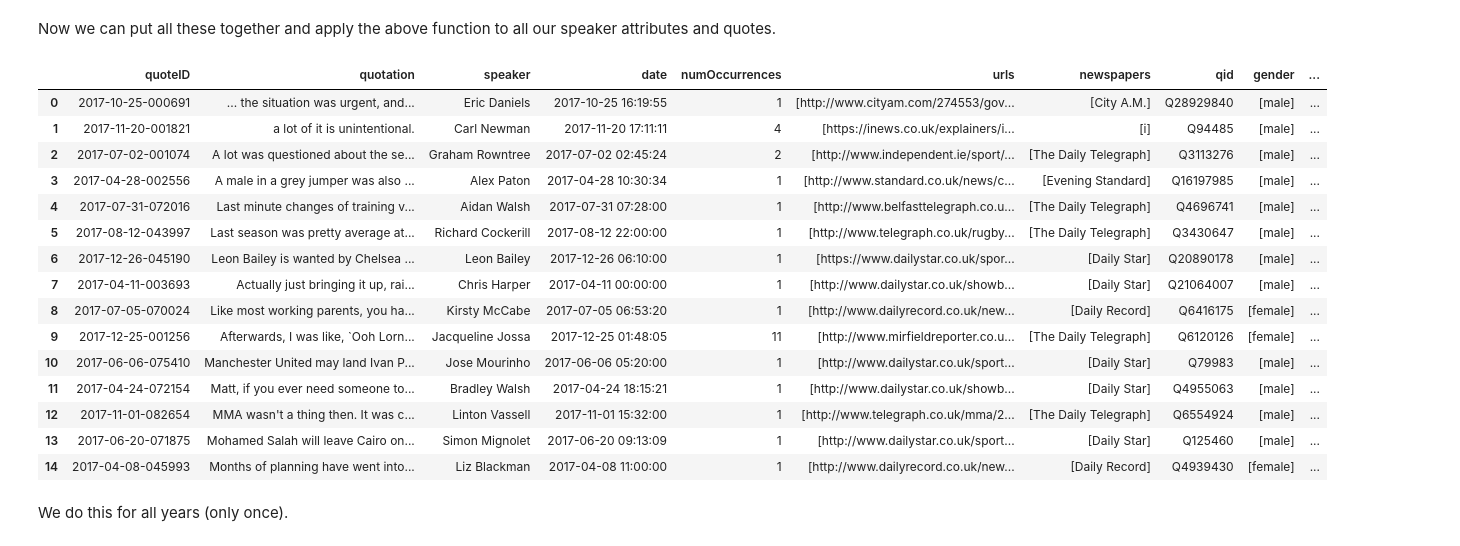
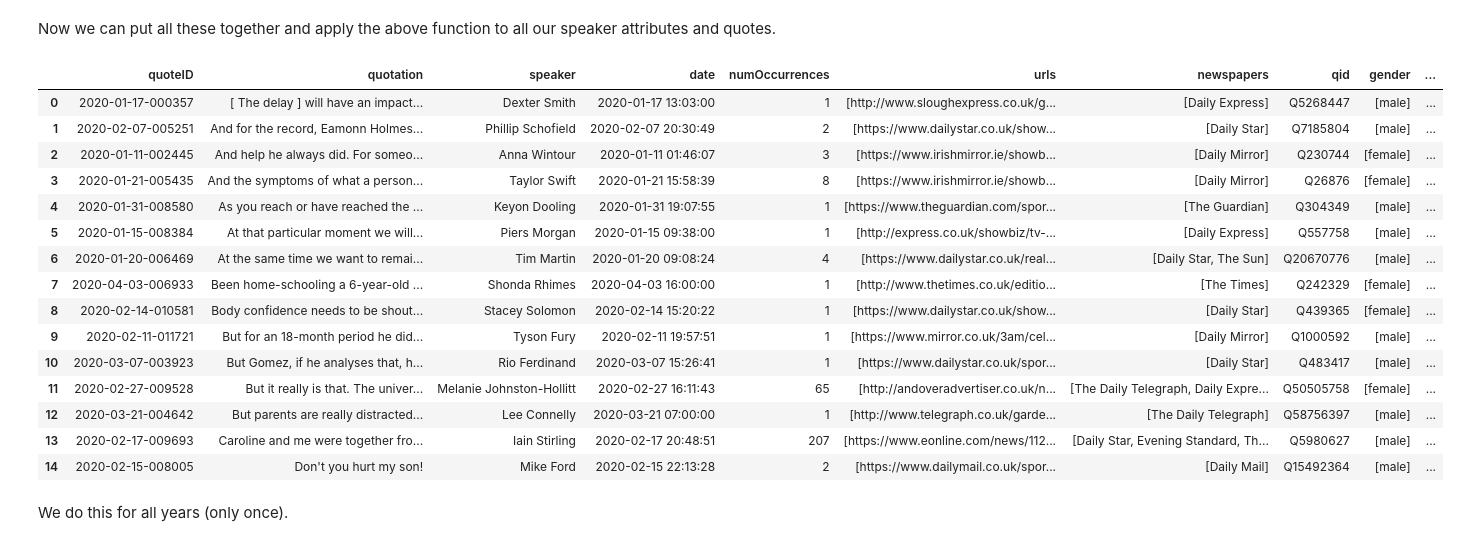
Before and after one commit to epfl-ada/ada-2021-project-palomamo, a Jupyter notebook: main.ipynb, the cells around one changed output. Drawn from its saved outputs; the diff is of its cells as text; code cells hidden in the pictures.

```diff
--- a/main.ipynb
+++ b/main.ipynb
@@ -440,24 +469,24 @@ add_speaker_no_ram(FILTERED_QUOTES_2019_PATH,MERGED_QUOTES_2019_PATH)
 # %%
 # We check that the new file contains the right data
-merged_sample_df = load_mini_version_of_data(MERGED_QUOTES_2019_PATH, 10000, 10)
+merged_sample_df = load_mini_version_of_data(MERGED_QUOTES_2020_PATH, 10000, 10)
 merged_sample_df.head(15)
 # %% [output]
 |  | quoteID | quotation | speaker | date | numOccurrences | urls | newspapers | qid | gender | ... |
-| 0 | 2017-10-25-000691 | ... the situation was urgent, and... | Eric Daniels | 2017-10-25 16:19:55 | 1 | [http://www.cityam.com/274553/gov... | [City A.M.] | Q28929840 | [male] | ... |
-| 1 | 2017-11-20-001821 | a lot of it is unintentional. | Carl Newman | 2017-11-20 17:11:11 | 4 | [https://inews.co.uk/explainers/i... | [i] | Q94485 | [male] | ... |
-| 2 | 2017-07-02-001074 | A lot was questioned about the se... | Graham Rowntree | 2017-07-02 02:45:24 | 2 | [http://www.independent.ie/sport/... | [The Daily Telegraph] | Q3113276 | [male] | ... |
-| 3 | 2017-04-28-002556 | A male in a grey jumper was also ... | Alex Paton | 2017-04-28 10:30:34 | 1 | [http://www.standard.co.uk/news/c... | [Evening Standard] | Q16197985 | [male] | ... |
-| 4 | 2017-07-31-072016 | Last minute changes of training v... | Aidan Walsh | 2017-07-31 07:28:00 | 1 | [http://www.belfasttelegraph.co.u... | [The Daily Telegraph] | Q4696741 | [male] | ... |
-| 5 | 2017-08-12-043997 | Last season was pretty average at... | Richard Cockerill | 2017-08-12 22:00:00 | 1 | [http://www.telegraph.co.uk/rugby... | [The Daily Telegraph] | Q3430647 | [male] | ... |
-| 6 | 2017-12-26-045190 | Leon Bailey is wanted by Chelsea ... | Leon Bailey | 2017-12-26 06:10:00 | 1 | [https://www.dailystar.co.uk/spor... | [Daily Star] | Q20890178 | [male] | ... |
-| 7 | 2017-04-11-003693 | Actually just bringing it up, rai... | Chris Harper | 2017-04-11 00:00:00 | 1 | [http://www.dailystar.co.uk/showb... | [Daily Star] | Q21064007 | [male] | ... |
-| 8 | 2017-07-05-070024 | Like most working parents, you ha... | Kirsty McCabe | 2017-07-05 06:53:20 | 1 | [http://www.dailyrecord.co.uk/new... | [Daily Record] | Q6416175 | [female] | ... |
-| 9 | 2017-12-25-001256 | Afterwards, I was like, `Ooh Lorn... | Jacqueline Jossa | 2017-12-25 01:48:05 | 11 | [http://www.mirfieldreporter.co.u... | [The Daily Telegraph] | Q6120126 | [female] | ... |
-| 10 | 2017-06-06-075410 | Manchester United may land Ivan P... | Jose Mourinho | 2017-06-06 05:20:00 | 1 | [http://www.dailystar.co.uk/sport... | [Daily Star] | Q79983 | [male] | ... |
-| 11 | 2017-04-24-072154 | Matt, if you ever need someone to... | Bradley Walsh | 2017-04-24 18:15:21 | 1 | [http://www.dailystar.co.uk/showb... | [Daily Star] | Q4955063 | [male] | ... |
-| 12 | 2017-11-01-082654 | MMA wasn't a thing then. It was c... | Linton Vassell | 2017-11-01 15:32:00 | 1 | [http://www.telegraph.co.uk/mma/2... | [The Daily Telegraph] | Q6554924 | [male] | ... |
-| 13 | 2017-06-20-071875 | Mohamed Salah will leave Cairo on... | Simon Mignolet | 2017-06-20 09:13:09 | 1 | [http://www.dailystar.co.uk/sport... | [Daily Star] | Q125460 | [male] | ... |
-| 14 | 2017-04-08-045993 | Months of planning have went into... | Liz Blackman | 2017-04-08 11:00:00 | 1 | [http://www.dailyrecord.co.uk/new... | [Daily Record] | Q4939430 | [female] | ... |
+| 0 | 2020-01-17-000357 | [ The delay ] will have an impact... | Dexter Smith | 2020-01-17 13:03:00 | 1 | [http://www.sloughexpress.co.uk/g... | [Daily Express] | Q5268447 | [male] | ... |
+| 1 | 2020-02-07-005251 | And for the record, Eamonn Holmes... | Phillip Schofield | 2020-02-07 20:30:49 | 2 | [https://www.dailystar.co.uk/show... | [Daily Star] | Q7185804 | [male] | ... |
+| 2 | 2020-01-11-002445 | And help he always did. For someo... | Anna Wintour | 2020-01-11 01:46:07 | 3 | [https://www.irishmirror.ie/showb... | [Daily Mirror] | Q230744 | [female] | ... |
+| 3 | 2020-01-21-005435 | And the symptoms of what a person... | Taylor Swift | 2020-01-21 15:58:39 | 8 | [https://www.irishmirror.ie/showb... | [Daily Mirror] | Q26876 | [female] | ... |
+| 4 | 2020-01-31-008580 | As you reach or have reached the ... | Keyon Dooling | 2020-01-31 19:07:55 | 1 | [https://www.theguardian.com/spor... | [The Guardian] | Q304349 | [male] | ... |
+| 5 | 2020-01-15-008384 | At that particular moment we will... | Piers Morgan | 2020-01-15 09:38:00 | 1 | [http://express.co.uk/showbiz/tv-... | [Daily Express] | Q557758 | [male] | ... |
+| 6 | 2020-01-20-006469 | At the same time we want to remai... | Tim Martin | 2020-01-20 09:08:24 | 4 | [https://www.dailystar.co.uk/real... | [Daily Star, The Sun] | Q20670776 | [male] | ... |
+| 7 | 2020-04-03-006933 | Been home-schooling a 6-year-old ... | Shonda Rhimes | 2020-04-03 16:00:00 | 1 | [http://www.thetimes.co.uk/editio... | [The Times] | Q242329 | [female] | ... |
+| 8 | 2020-02-14-010581 | Body confidence needs to be shout... | Stacey Solomon | 2020-02-14 15:20:22 | 1 | [https://www.dailystar.co.uk/show... | [Daily Star] | Q439365 | [female] | ... |
+| 9 | 2020-02-11-011721 | But for an 18-month period he did... | Tyson Fury | 2020-02-11 19:57:51 | 1 | [https://www.mirror.co.uk/3am/cel... | [Daily Mirror] | Q1000592 | [male] | ... |
+| 10 | 2020-03-07-003923 | But Gomez, if he analyses that, h... | Rio Ferdinand | 2020-03-07 15:26:41 | 1 | [https://www.dailystar.co.uk/spor... | [Daily Star] | Q483417 | [male] | ... |
+| 11 | 2020-02-27-009528 | But it really is that. The univer... | Melanie Johnston-Hollitt | 2020-02-27 16:11:43 | 65 | [http://andoveradvertiser.co.uk/n... | [The Daily Telegraph, Daily Expre... | Q50505758 | [female] | ... |
+| 12 | 2020-03-21-004642 | But parents are really distracted... | Lee Connelly | 2020-03-21 07:00:00 | 1 | [http://www.telegraph.co.uk/garde... | [The Daily Telegraph] | Q58756397 | [male] | ... |
+| 13 | 2020-02-17-009693 | Caroline and me were together fro... | Iain Stirling | 2020-02-17 20:48:51 | 207 | [https://www.eonline.com/news/112... | [Daily Star, Evening Standard, Th... | Q5980627 | [male] | ... |
+| 14 | 2020-02-15-008005 | Don't you hurt my son! | Mike Ford | 2020-02-15 22:13:28 | 2 | [https://www.dailymail.co.uk/spor... | [Daily Mail] | Q15492364 | [male] | ... |
 # %% [markdown]
 We do this for all years (only once).
 # %%
```
Also changed, not shown: parts of 41 cells of this notebook.
